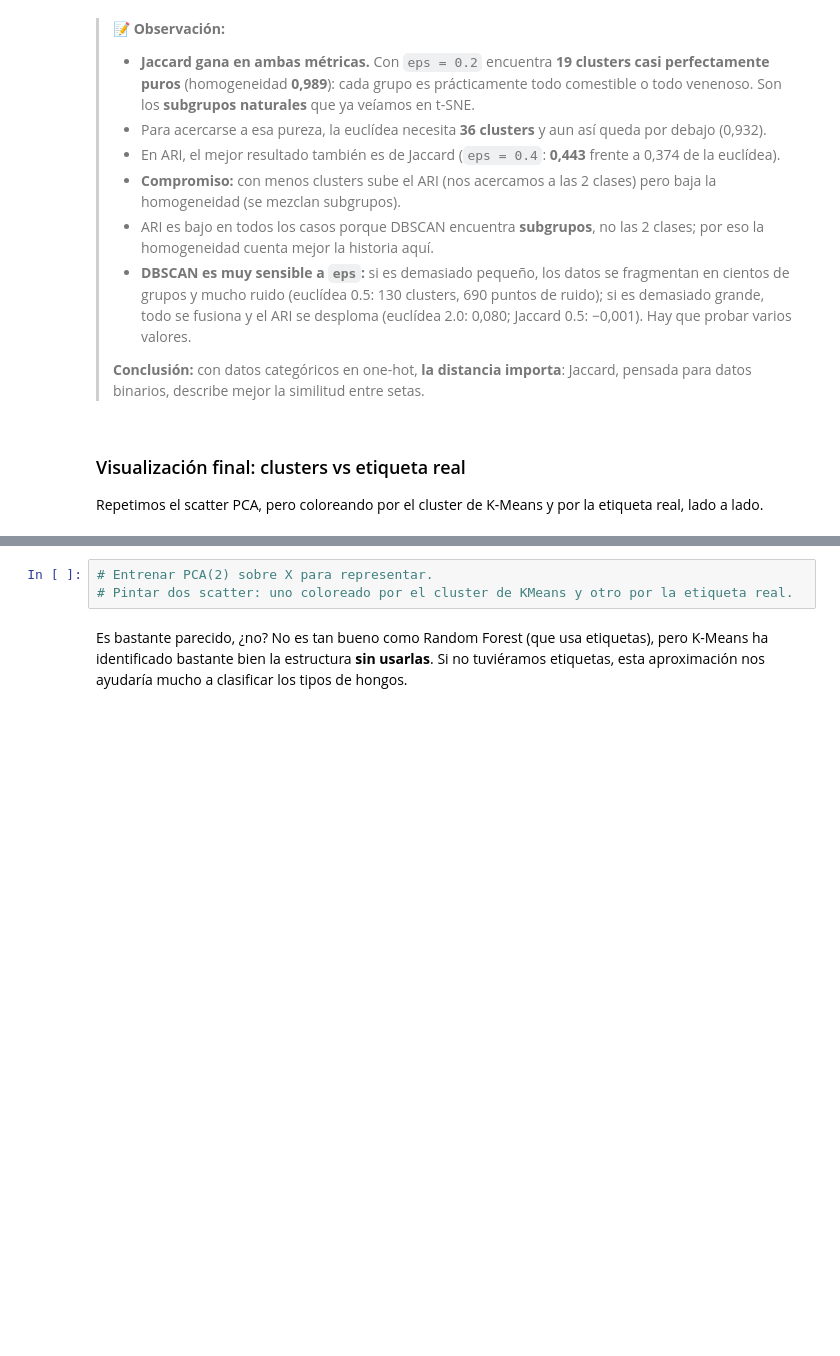
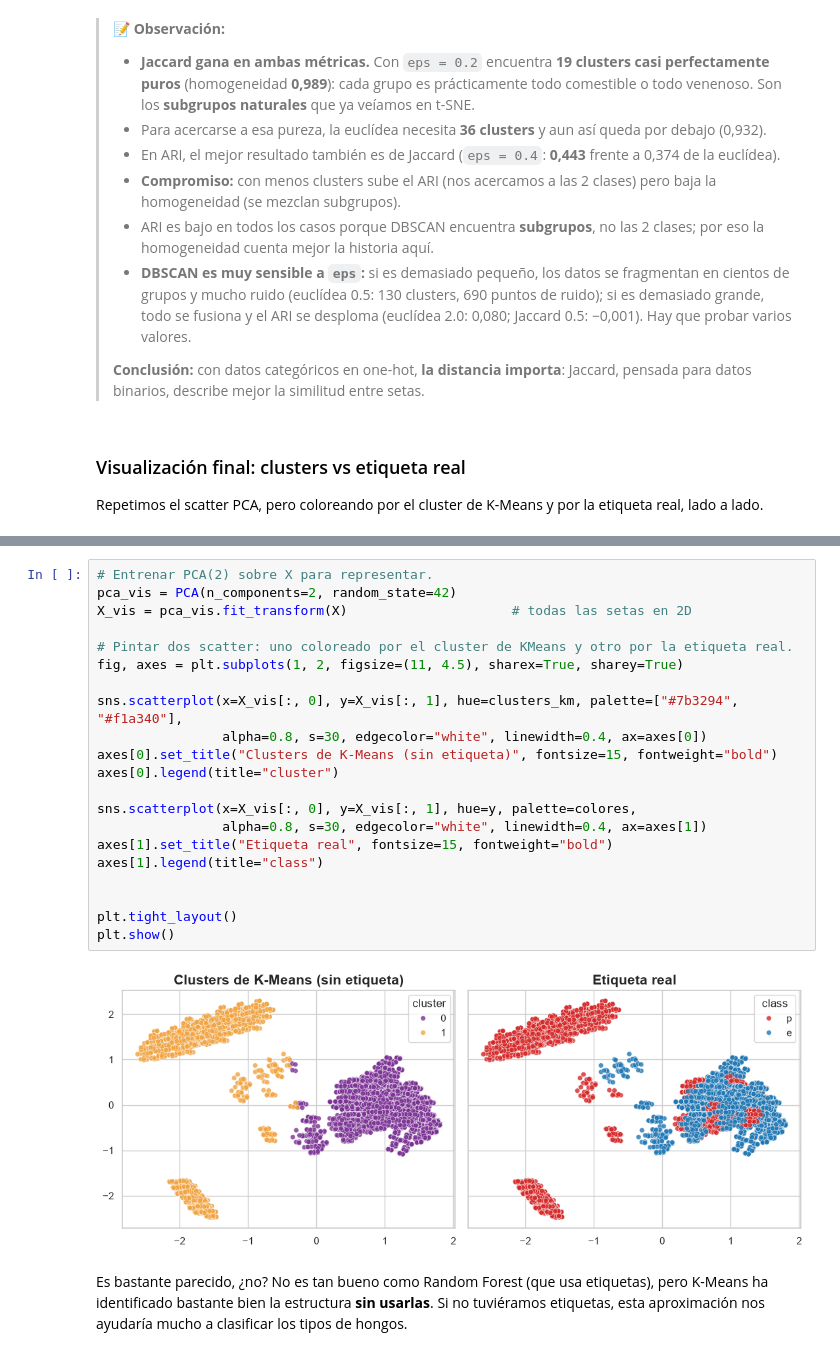
Before and after one commit to IA-P1-BCN/IA-Project-Unsupervised-ML-Esra, a Jupyter notebook: workshop-clustering-Mushrooms.ipynb, the cells around one changed output, grey strips where cells are left out. Drawn from its saved outputs; the diff is of its cells as text; blank space fills up the shorter version.

Commit message:
feat: visualizacion final clusters vs etiqueta real

```diff
--- a/workshop-clustering-Mushrooms.ipynb
+++ b/workshop-clustering-Mushrooms.ipynb
@@ -768,5 +776,25 @@ Repetimos el scatter PCA, pero coloreando por el cluster de K-Means y por la eti
 # %%
 # Entrenar PCA(2) sobre X para representar.
+pca_vis = PCA(n_components=2, random_state=42)
+X_vis = pca_vis.fit_transform(X)                     # todas las setas en 2D
+
 # Pintar dos scatter: uno coloreado por el cluster de KMeans y otro por la etiqueta real.
+fig, axes = plt.subplots(1, 2, figsize=(11, 4.5), sharex=True, sharey=True)
+
+sns.scatterplot(x=X_vis[:, 0], y=X_vis[:, 1], hue=clusters_km, palette=["#7b3294", "#f1a340"],
+                alpha=0.8, s=30, edgecolor="white", linewidth=0.4, ax=axes[0])
+axes[0].set_title("Clusters de K-Means (sin etiqueta)", fontsize=15, fontweight="bold")
+axes[0].legend(title="cluster")
+
+sns.scatterplot(x=X_vis[:, 0], y=X_vis[:, 1], hue=y, palette=colores,
+                alpha=0.8, s=30, edgecolor="white", linewidth=0.4, ax=axes[1])
+axes[1].set_title("Etiqueta real", fontsize=15, fontweight="bold")
+axes[1].legend(title="class")
+
+
+plt.tight_layout()
+plt.show()
+# %% [output]
+[figure, added]
 # %% [markdown]
 Es bastante parecido, ¿no? No es tan bueno como Random Forest (que usa etiquetas), pero K-Means ha identificado bastante bien la estructura **sin usarlas**. Si no tuviéramos etiquetas, esta aproximación nos ayudaría mucho a clasificar los tipos de hongos.
```
Also changed, not shown: parts of 2 cells of this notebook.
